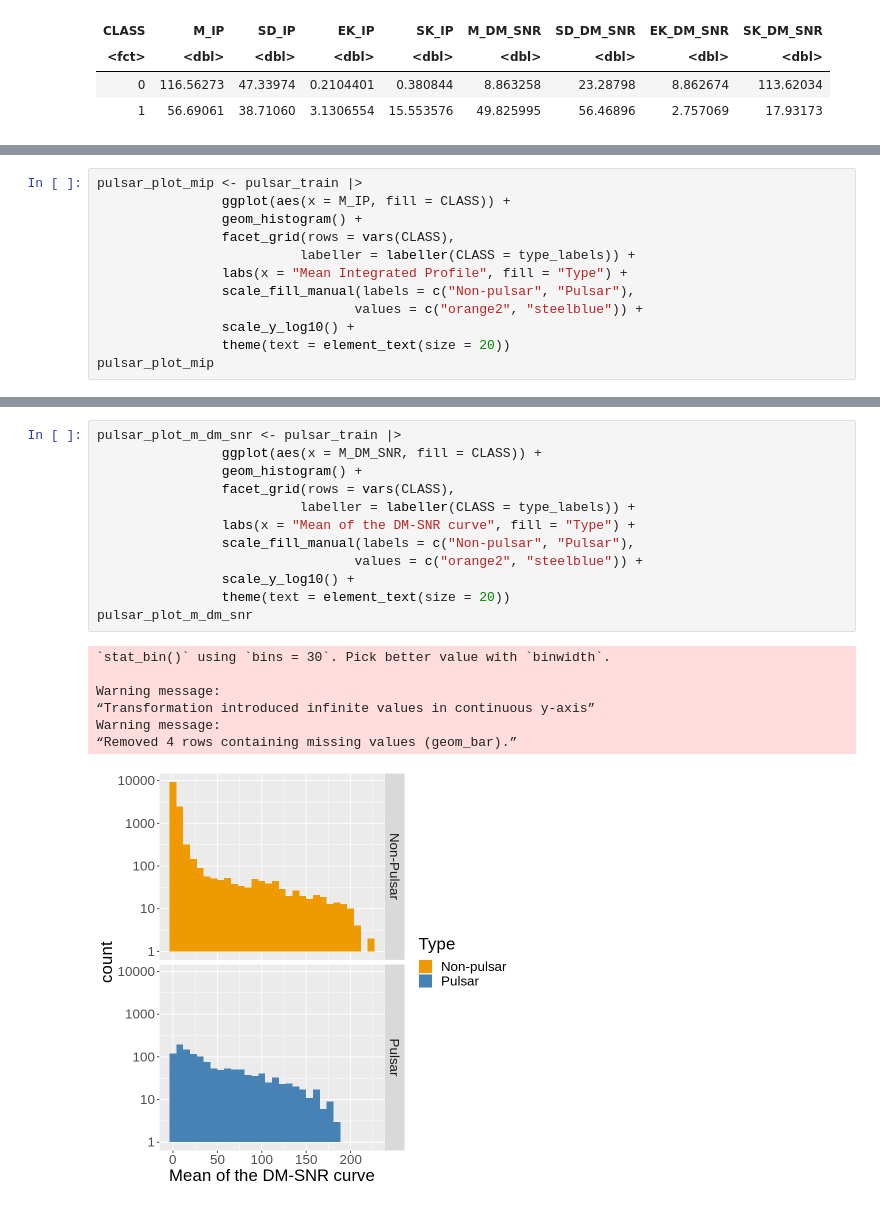
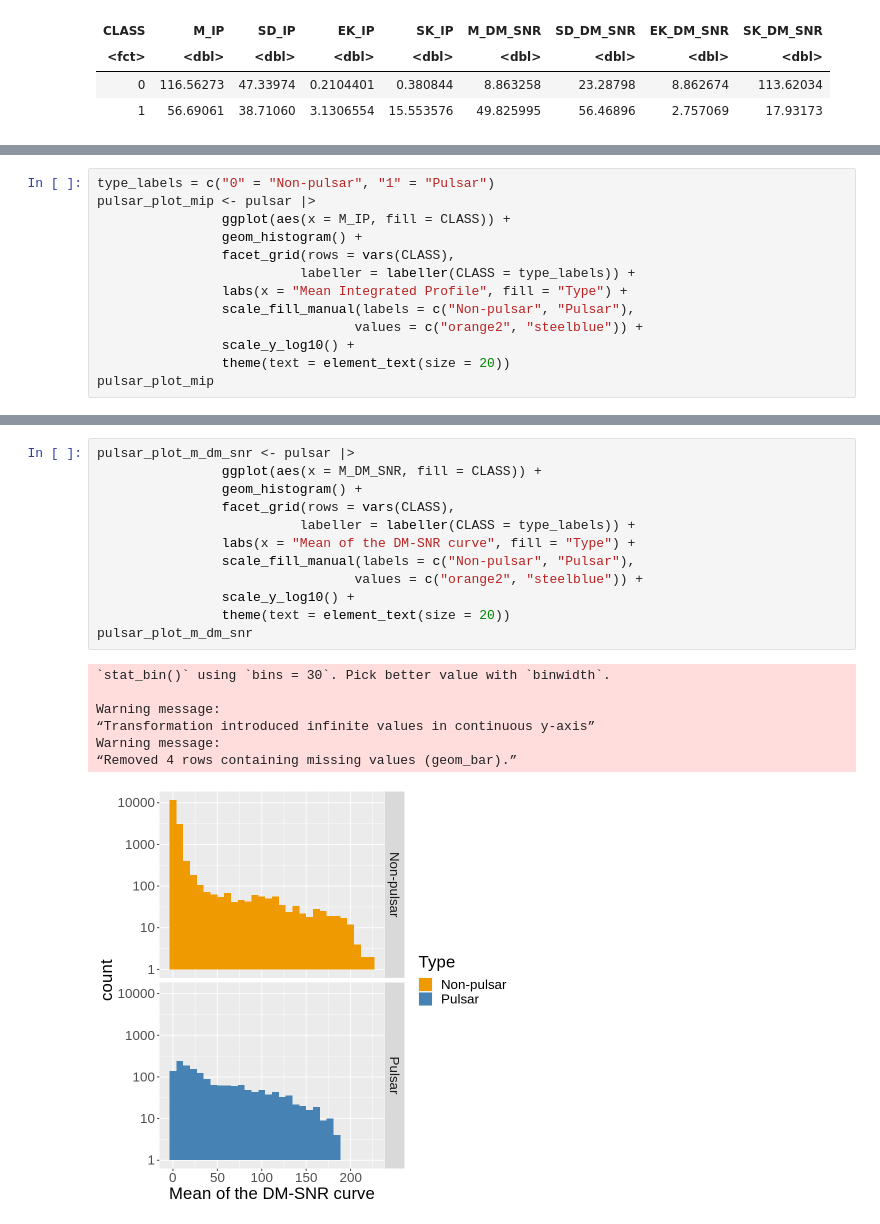
Before and after one commit to ONIGIRIIII/DSCI-100-GROUP-PROJECT, a Jupyter notebook: Untitled.ipynb, the cells around one changed output, grey strips where cells are left out. Saved outputs shown, nothing was run; the diff lists cells and outputs as text.

```diff
--- a/Untitled.ipynb
+++ b/Untitled.ipynb
@@ -69,5 +49,6 @@ A tibble: 3580 × 9
 # %%
-pulsar_plot_mip <- pulsar_train |>
+type_labels = c("0" = "Non-pulsar", "1" = "Pulsar")
+pulsar_plot_mip <- pulsar |>
                 ggplot(aes(x = M_IP, fill = CLASS)) +
                 geom_histogram() +
                 facet_grid(rows = vars(CLASS),
@@ -149,21 +130,21 @@ Warning message:
 # %%
-pulsar_plot_m_dm_snr <- pulsar_train |>
+pulsar_plot_m_dm_snr <- pulsar |>
                 ggplot(aes(x = M_DM_SNR, fill = CLASS)) +
                 geom_histogram() +
                 facet_grid(rows = vars(CLASS),
                           labeller = labeller(CLASS = type_labels)) +
                 labs(x = "Mean of the DM-SNR curve", fill = "Type") +
                 scale_fill_manual(labels = c("Non-pulsar", "Pulsar"),
                                  values = c("orange2", "steelblue")) +
                 scale_y_log10() +
                 theme(text = element_text(size = 20))
 pulsar_plot_m_dm_snr
 # %% [output]
 `stat_bin()` using `bins = 30`. Pick better value with `binwidth`.
 
 Warning message:
 “Transformation introduced infinite values in continuous y-axis”
 Warning message:
 “Removed 4 rows containing missing values (geom_bar).”
-[figure, old version]
+[figure, new version]
 # %%
```
Also changed, not shown: parts of 9 cells of this notebook.
